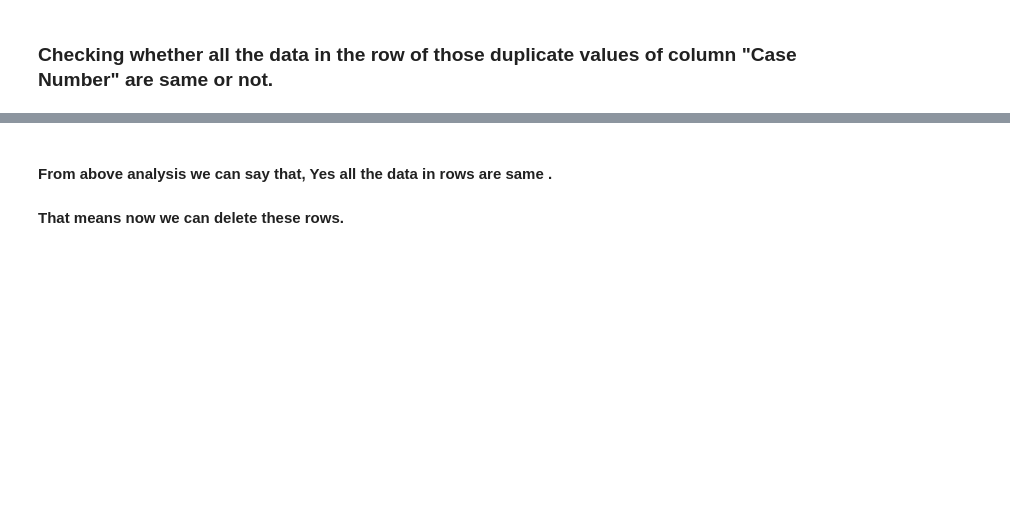
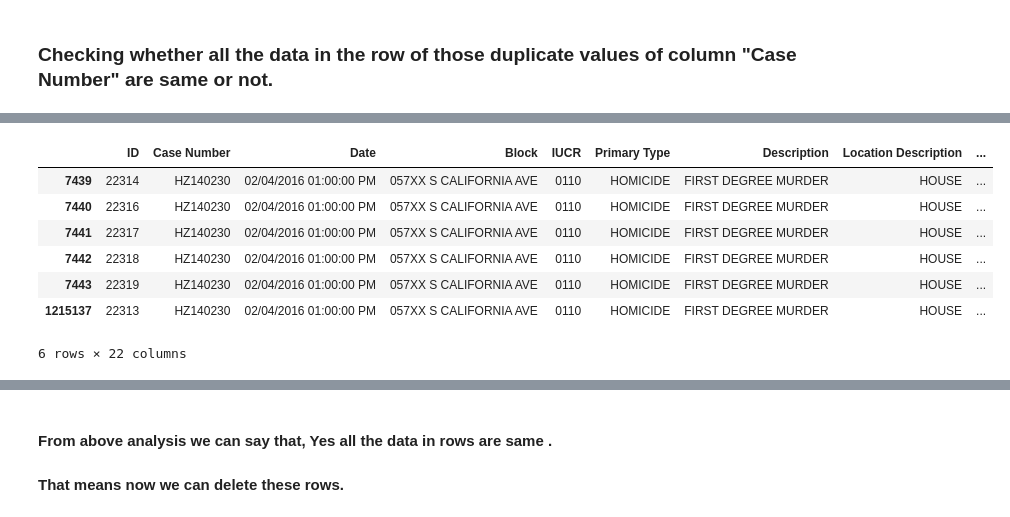
Before and after one commit to IamREX622/Analysis-on-Crimes-in-Chicago-2012-2017-, a Jupyter notebook: Untitled.ipynb, the cells around one changed output, grey strips where cells are left out. Cells and saved outputs as stored; diff of their text form; code cells hidden in the pictures; blank space fills up the shorter version.

```diff
--- a/Untitled.ipynb
+++ b/Untitled.ipynb
@@ -137,3 +293,12 @@ crime_df['Case Number'].value_counts()
 # %%
-crime_df.loc[crime_df['Case Number'] == 'HZ140230']
+df.loc[crime_df['Case Number'] == 'HZ140230']
+# %% [output]
+|  | ID | Case Number | Date | Block | IUCR | Primary Type | Description | Location Description | ... |
+| 7439 | 22314 | HZ140230 | 02/04/2016 01:00:00 PM | 057XX S CALIFORNIA AVE | 0110 | HOMICIDE | FIRST DEGREE MURDER | HOUSE | ... |
+| 7440 | 22316 | HZ140230 | 02/04/2016 01:00:00 PM | 057XX S CALIFORNIA AVE | 0110 | HOMICIDE | FIRST DEGREE MURDER | HOUSE | ... |
+| 7441 | 22317 | HZ140230 | 02/04/2016 01:00:00 PM | 057XX S CALIFORNIA AVE | 0110 | HOMICIDE | FIRST DEGREE MURDER | HOUSE | ... |
+| 7442 | 22318 | HZ140230 | 02/04/2016 01:00:00 PM | 057XX S CALIFORNIA AVE | 0110 | HOMICIDE | FIRST DEGREE MURDER | HOUSE | ... |
+| 7443 | 22319 | HZ140230 | 02/04/2016 01:00:00 PM | 057XX S CALIFORNIA AVE | 0110 | HOMICIDE | FIRST DEGREE MURDER | HOUSE | ... |
+| 1215137 | 22313 | HZ140230 | 02/04/2016 01:00:00 PM | 057XX S CALIFORNIA AVE | 0110 | HOMICIDE | FIRST DEGREE MURDER | HOUSE | ... |
+6 rows × 22 columns
 # %%
```
Also changed, not shown: parts of 26 cells of this notebook.
